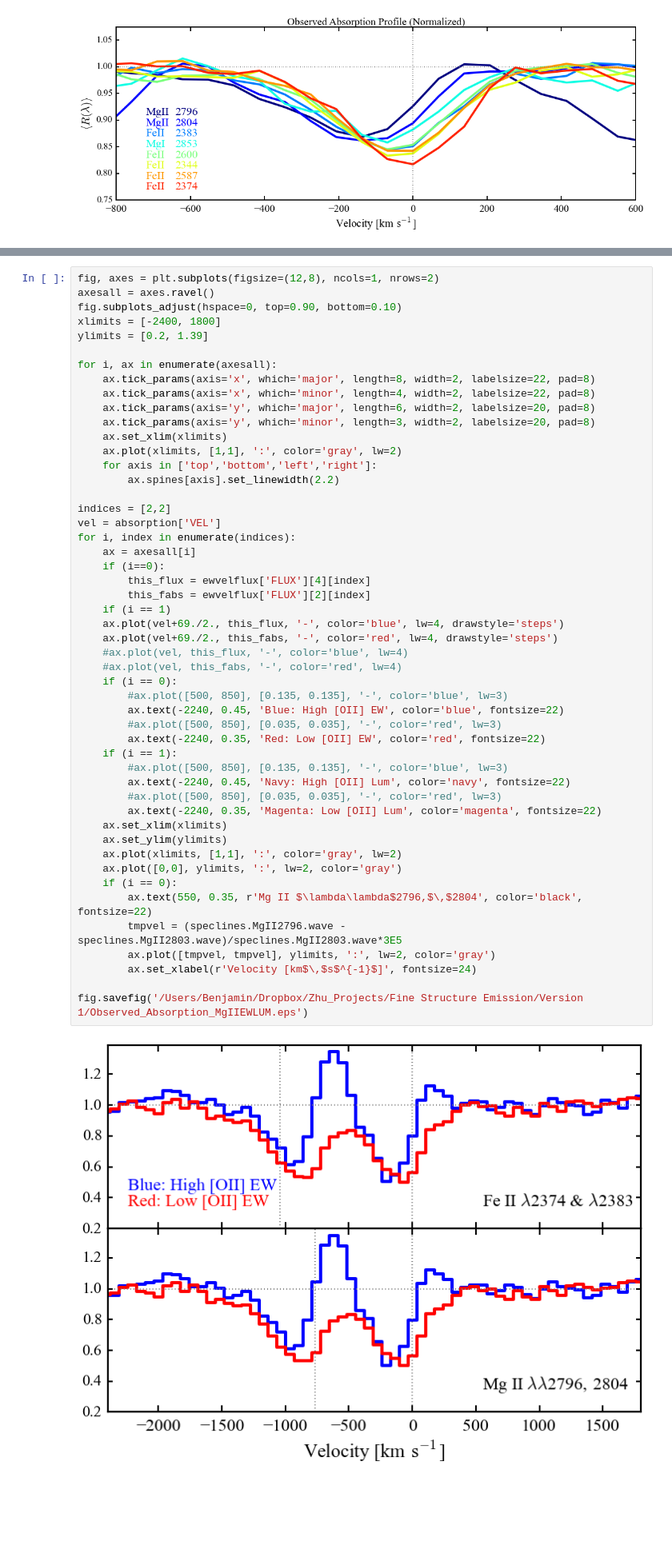
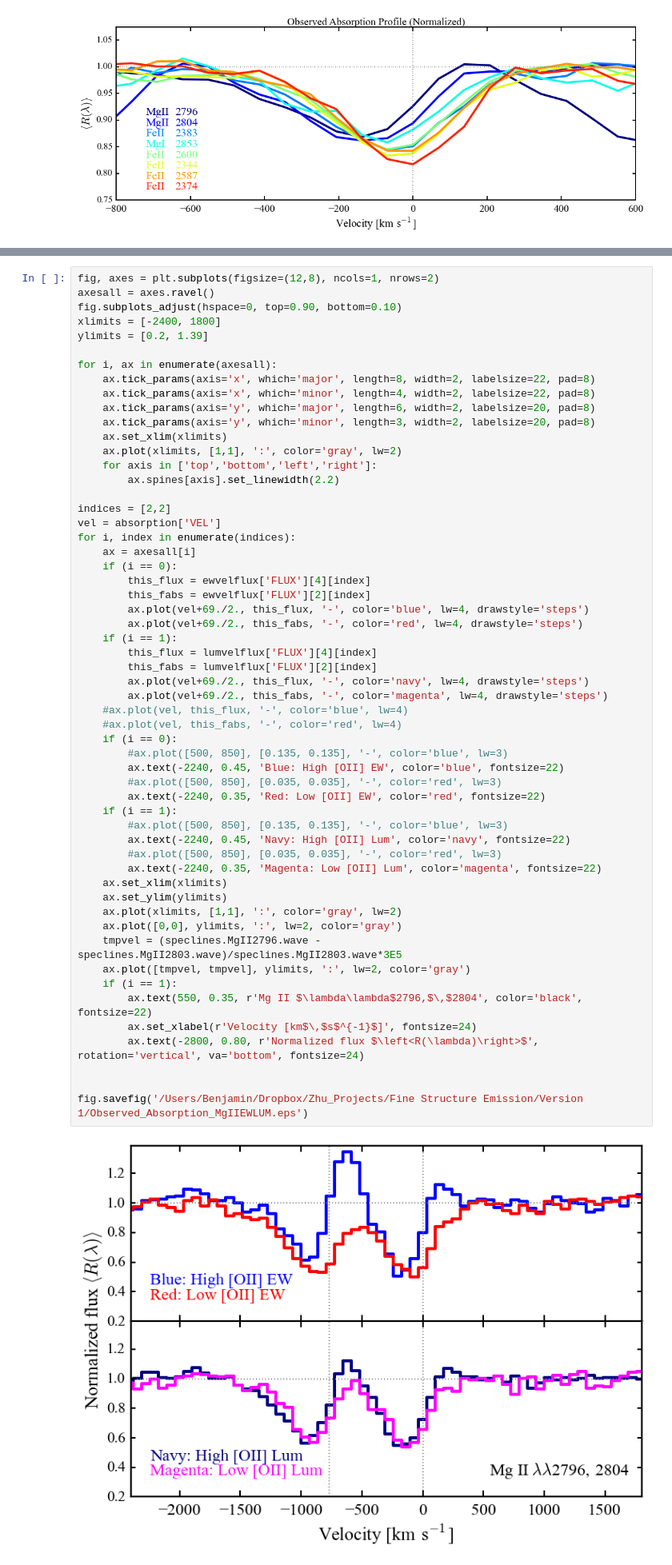
Before and after one commit to guangtunbenzhu/BGT-Cosmology, a Jupyter notebook: Spectroscopy/eBOSS line analysis.ipynb, the cells around one changed output, grey strips where cells are left out. Shown at 80% size. Saved outputs shown, nothing was run; the diff lists cells and outputs as text; blank space fills up the shorter version.

```diff
--- a/Spectroscopy/eBOSS line analysis.ipynb
+++ b/Spectroscopy/eBOSS line analysis.ipynb
@@ -585,41 +585,47 @@ for i, ax in enumerate(axesall):
     for axis in ['top','bottom','left','right']:
         ax.spines[axis].set_linewidth(2.2)
 
 indices = [2,2]
 vel = absorption['VEL']
 for i, index in enumerate(indices):
     ax = axesall[i]
-    if (i==0):
+    if (i == 0):
         this_flux = ewvelflux['FLUX'][4][index]
         this_fabs = ewvelflux['FLUX'][2][index]
-    if (i == 1)
-    ax.plot(vel+69./2., this_flux, '-', color='blue', lw=4, drawstyle='steps')
-    ax.plot(vel+69./2., this_fabs, '-', color='red', lw=4, drawstyle='steps')
+        ax.plot(vel+69./2., this_flux, '-', color='blue', lw=4, drawstyle='steps')
+        ax.plot(vel+69./2., this_fabs, '-', color='red', lw=4, drawstyle='steps')
+    if (i == 1):
+        this_flux = lumvelflux['FLUX'][4][index]
+        this_fabs = lumvelflux['FLUX'][2][index]
+        ax.plot(vel+69./2., this_flux, '-', color='navy', lw=4, drawstyle='steps')
+        ax.plot(vel+69./2., this_fabs, '-', color='magenta', lw=4, drawstyle='steps')
     #ax.plot(vel, this_flux, '-', color='blue', lw=4)
     #ax.plot(vel, this_fabs, '-', color='red', lw=4)
     if (i == 0):
         #ax.plot([500, 850], [0.135, 0.135], '-', color='blue', lw=3)
         ax.text(-2240, 0.45, 'Blue: High [OII] EW', color='blue', fontsize=22)
         #ax.plot([500, 850], [0.035, 0.035], '-', color='red', lw=3)
         ax.text(-2240, 0.35, 'Red: Low [OII] EW', color='red', fontsize=22)
     if (i == 1):
         #ax.plot([500, 850], [0.135, 0.135], '-', color='blue', lw=3)
         ax.text(-2240, 0.45, 'Navy: High [OII] Lum', color='navy', fontsize=22)
         #ax.plot([500, 850], [0.035, 0.035], '-', color='red', lw=3)
         ax.text(-2240, 0.35, 'Magenta: Low [OII] Lum', color='magenta', fontsize=22)
     ax.set_xlim(xlimits)
     ax.set_ylim(ylimits)
     ax.plot(xlimits, [1,1], ':', color='gray', lw=2)
     ax.plot([0,0], ylimits, ':', lw=2, color='gray')
-    if (i == 0):
+    tmpvel = (speclines.MgII2796.wave - speclines.MgII2803.wave)/speclines.MgII2803.wave*3E5
+    ax.plot([tmpvel, tmpvel], ylimits, ':', lw=2, color='gray')
+    if (i == 1):
         ax.text(550, 0.35, r'Mg II $\lambda\lambda$2796,$\,$2804', color='black', fontsize=22)
-        tmpvel = (speclines.MgII2796.wave - speclines.MgII2803.wave)/speclines.MgII2803.wave*3E5
-        ax.plot([tmpvel, tmpvel], ylimits, ':', lw=2, color='gray')
         ax.set_xlabel(r'Velocity [km$\,$s$^{-1}$]', fontsize=24)
+        ax.text(-2800, 0.80, r'Normalized flux $\left<R(\lambda)\right>$', rotation='vertical', va='bottom', fontsize=24)
+
 
 fig.savefig('/Users/Benjamin/Dropbox/Zhu_Projects/Fine Structure Emission/Version 1/Observed_Absorption_MgIIEWLUM.eps')
 # %% [output]
-[figure, old version]
+[figure, new version]
 # %%
 fig, axes = plt.subplots(figsize=(16,15), ncols=1, nrows=3)
 axesall = axes.ravel()
```
Also changed, not shown: parts of 1 cell of this notebook, 4 other files.
